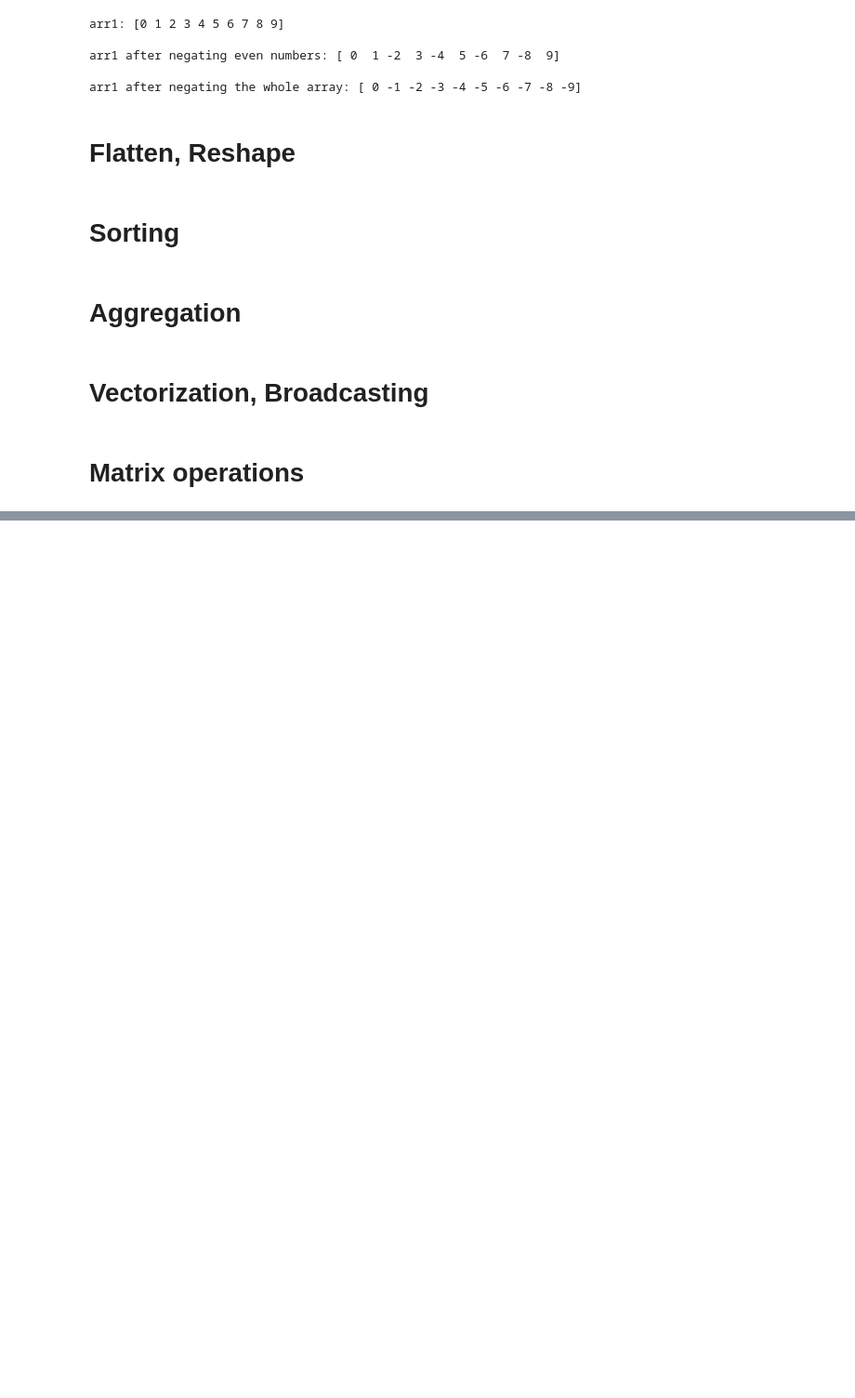
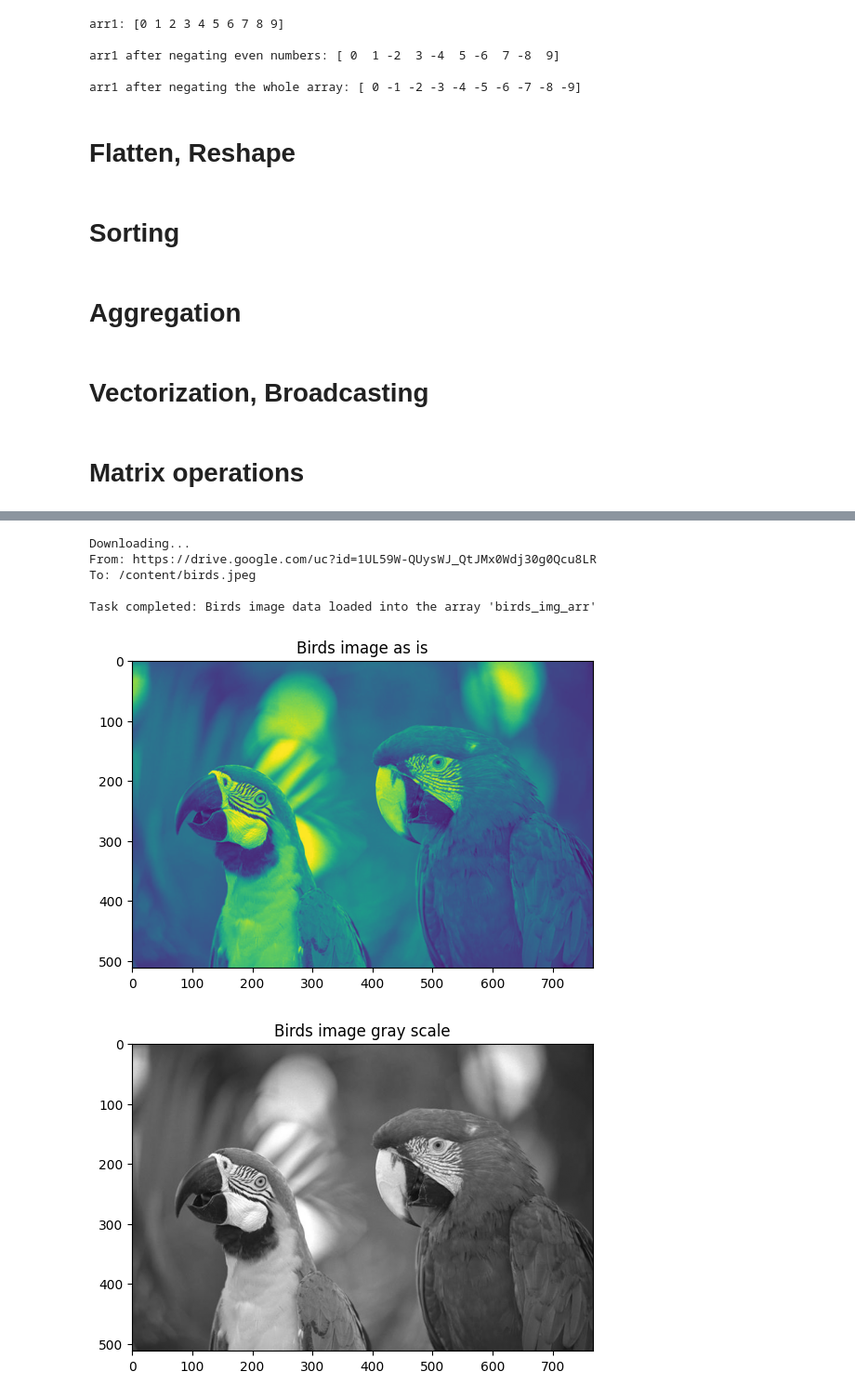
Before and after one commit to venkatbabukr/AllProjects, a Jupyter notebook: Scaler/Modules/Numpy_Buzz_Terms,_Nuances.ipynb, the cells around one changed output, grey strips where cells are left out. Shown at 93% size. Drawn from its saved outputs; the diff is of its cells as text; code cells hidden in the pictures; blank space fills up the shorter version.

```diff
--- a/Scaler/Modules/Numpy_Buzz_Terms,_Nuances.ipynb
+++ b/Scaler/Modules/Numpy_Buzz_Terms,_Nuances.ipynb
@@ -228,0 +306,32 @@ arr1 after negating the whole array: [ 0 -1 -2 -3 -4 -5 -6 -7 -8 -9]
+# %%
+#download file with "birds" image data
+!gdown 1UL59W-QUysWJ_QtJMx0Wdj30g0Qcu8LR
+
+birds_img_arr = plt.imread('birds.jpeg')
+
+print(f"\nTask completed: Birds image data loaded into the array 'birds_img_arr'")
+
+## Generic show image function
+def show_image(title, img_arr, **img_plt_args):
+  plt.title(title)
+  plt.imshow(img_arr, **img_plt_args)
+  plt.show()
+# %% [output]
+Downloading...
+From: https://drive.google.com/uc?id=1UL59W-QUysWJ_QtJMx0Wdj30g0Qcu8LR
+To: /content/birds.jpeg
+
+Task completed: Birds image data loaded into the array 'birds_img_arr'
+# %%
+# plt.title("Birds image as is")
+# plt.imshow(birds_img_arr)
+# plt.show()
+show_image("Birds image as is", birds_img_arr)
+
+# plt.title("Birds image gray scale")
+# plt.imshow(birds_img_arr, cmap="gray")
+# plt.show()
+show_image("Birds image gray scale", birds_img_arr, cmap="gray")
+# %% [output]
+[figure, added]
+[figure, added]
```
Also changed, not shown: parts of 10 cells of this notebook.
